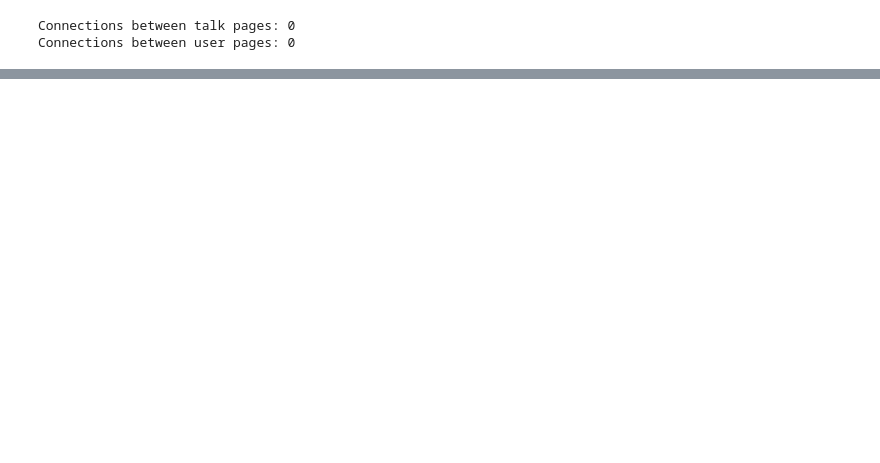
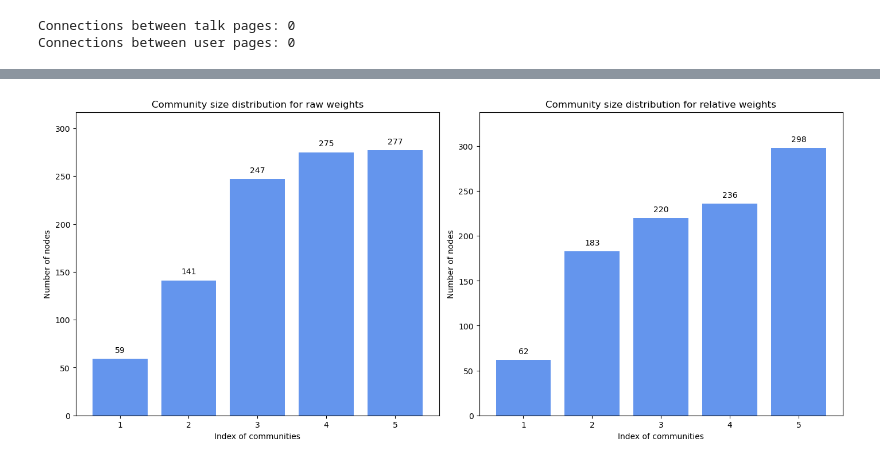
Before and after one commit to andste97/socialgraphs2023f-project, a Jupyter notebook: project/network_analysis.ipynb, the cells around one changed output, grey strips where cells are left out. Cells and saved outputs as stored; diff of their text form; code cells hidden in the pictures; blank space fills up the shorter version.

```diff
--- a/project/network_analysis.ipynb
+++ b/project/network_analysis.ipynb
@@ -256,0 +396,19 @@ for page in type_grouping["talk"][:1]:
+# %%
+louvain_partition_raw = nx.community.louvain_communities(talks_sub)
+print("Weights are common user numbers:")
+print( "number of communities found: ", len(louvain_partition_raw))
+print("modularity of louvain partitions: ", nx.community.modularity(talks_sub, louvain_partition_raw))
+
+for idx, c in enumerate(louvain_partition_raw):
+    print(f"{idx + 1}: ", ", ".join([a[5:] for a in c]))
+
+print("---------------------------------")
+
+
+louvain_partition_rel = nx.community.louvain_communities(talks_sub, weight="relative_weight")
+print("Weights are relative user numbers:")
+print( "number of communities found: ", len(louvain_partition_rel))
+print("modularity of louvain partitions: ", nx.community.modularity(talks_sub, louvain_partition_rel))
+
+for idx, c in enumerate(louvain_partition_rel):
+    print(f"{idx + 1}: ", ", ".join([a[5:] for a in c]))
@@ -257,3 +433,28 @@ for page in type_grouping["talk"][:1]:
+# %%
+titles = ["Community size distribution for raw weights", "Community size distribution for relative weights"]
+partitions = [louvain_partition_raw, louvain_partition_rel]
+fig, ax = plt.subplots(1, 2, figsize=(14, 6), layout="constrained")
+for idx, (titles, partition) in enumerate(zip(titles, partitions)):
+    sorted_size_communities = sorted([len(comm) for comm in partition])
+    ax[idx].bar([x for x in range(1,len(partition)+1)], sorted_size_communities, color="cornflowerblue")
+    ax[idx].set_title(label=titles)
+    ax[idx].set_xlabel(xlabel="Index of communities")
+    ax[idx].set_ylabel(ylabel="Number of nodes")
+    ax[idx].set_xticks([x for x in range (1,len(partition)+1)])
+    min_c = sorted_size_communities[0]
+    max_c = sorted_size_communities[-1]
+    ax[idx].set_ylim((0, max_c + 40))
+
+    rects = ax[idx].patches
+    labels = [size for size in sorted_size_communities]
+
+    for rect, label in zip(rects, labels):
+        height = rect.get_height()
+        ax[idx].text(rect.get_x() + rect.get_width() / 2, height + 5, label, ha="center", va="bottom")
+
+plt.show()
+# %% [output]
+[figure, added]
 # %%
 pos = nx.spring_layout(talks_sub)
 label_pos = {node: (pos[node][0], pos[node][1] + 0.15) for node in talks_sub.nodes}
```
Also changed, not shown: parts of 32 cells of this notebook.
